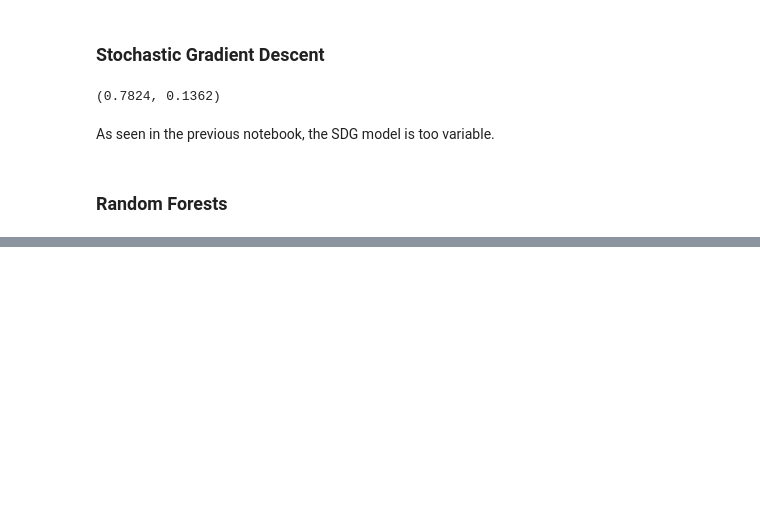
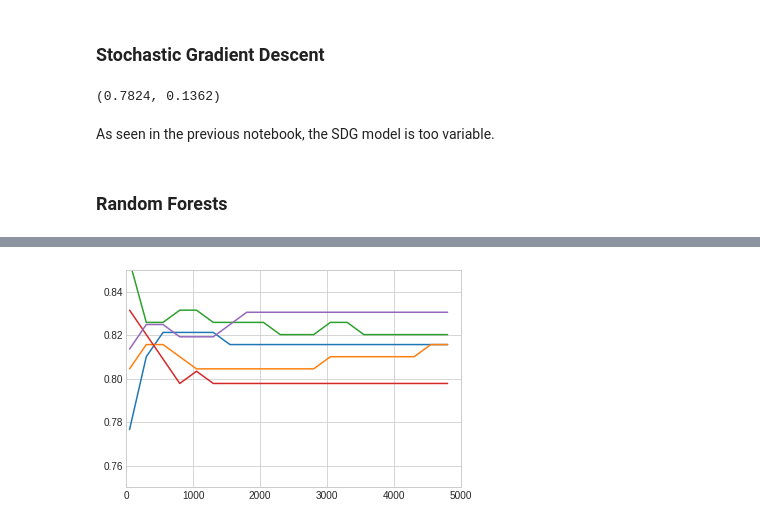
Before and after one commit to BigBangData/TitanicSurvival, a Jupyter notebook: TitanicPredictions.ipynb, the cells around one changed output, grey strips where cells are left out. Drawn from its saved outputs; the diff is of its cells as text; code cells hidden in the pictures; blank space fills up the shorter version.

```diff
--- a/TitanicPredictions.ipynb
+++ b/TitanicPredictions.ipynb
@@ -53,0 +157,17 @@ from sklearn.model_selection import GridSearchCV
+# %%
+x = list(boot_entr['n_estimators'])
+Y1 = list(boot_entr['cv1'])
+Y2 = list(boot_entr['cv2'])
+Y3 = list(boot_entr['cv3'])
+Y4 = list(boot_entr['cv4'])
+Y5 = list(boot_entr['cv5'])
+
+plt.axis([0, 5000, .75, .85])
+plt.plot(x, Y1)
+plt.plot(x, Y2)
+plt.plot(x, Y3)
+plt.plot(x, Y4)
+plt.plot(x, Y5)
+plt.show()
+# %% [output]
+[figure, added]
```
Also changed, not shown: parts of 43 cells of this notebook, 1 other file.
